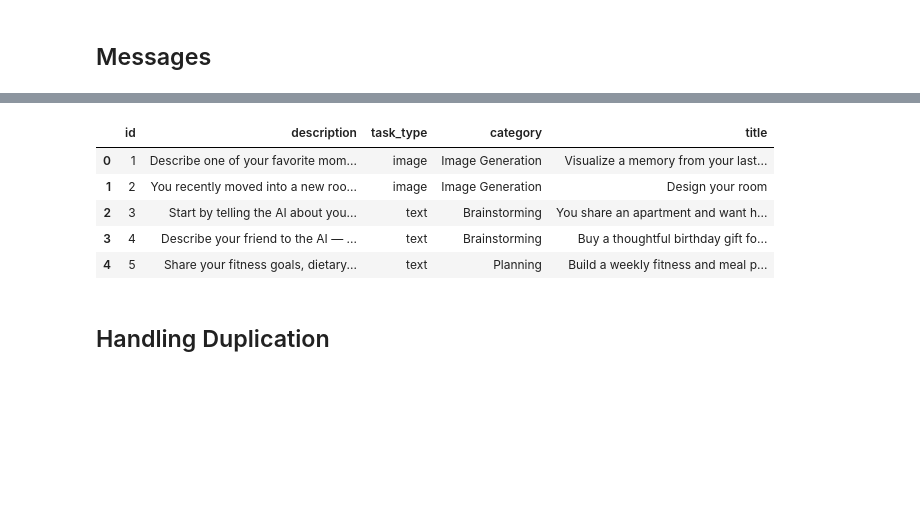
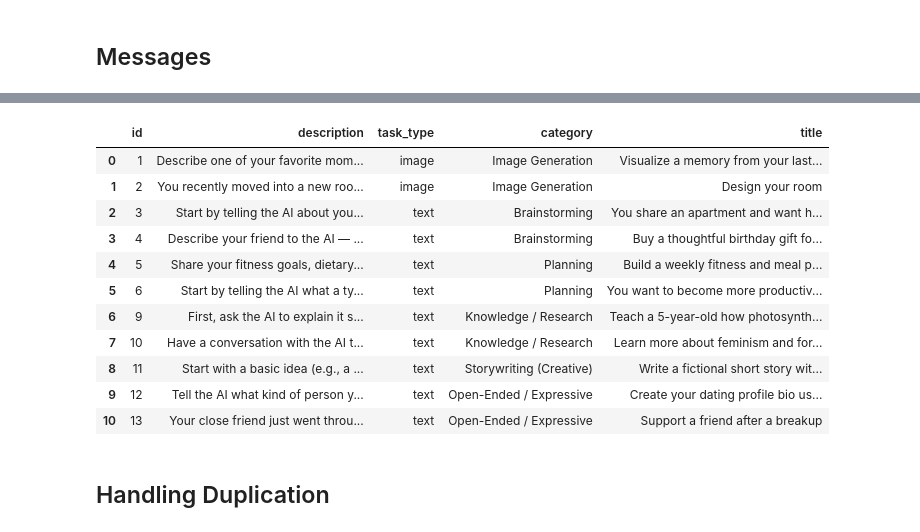
Before and after one commit to AlizaRK/hmi-ai-prompting, a Jupyter notebook: data-analysis/analysis_basics.ipynb, the cells around one changed output, grey strips where cells are left out. Cells and saved outputs as stored; diff of their text form; code cells hidden in the pictures; blank space fills up the shorter version.

```diff
--- a/data-analysis/analysis_basics.ipynb
+++ b/data-analysis/analysis_basics.ipynb
@@ -132,13 +129,19 @@ message.tail()
 # %%
 task = pd.read_csv('tasks.csv')
-task.head()
+task
 # %% [output]
 |  | id | description | task_type | category | title |
 | 0 | 1 | Describe one of your favorite mom... | image | Image Generation | Visualize a memory from your last... |
 | 1 | 2 | You recently moved into a new roo... | image | Image Generation | Design your room |
 | 2 | 3 | Start by telling the AI about you... | text | Brainstorming | You share an apartment and want h... |
 | 3 | 4 | Describe your friend to the AI — ... | text | Brainstorming | Buy a thoughtful birthday gift fo... |
 | 4 | 5 | Share your fitness goals, dietary... | text | Planning | Build a weekly fitness and meal p... |
+| 5 | 6 | Start by telling the AI what a ty... | text | Planning | You want to become more productiv... |
+| 6 | 9 | First, ask the AI to explain it s... | text | Knowledge / Research | Teach a 5-year-old how photosynth... |
+| 7 | 10 | Have a conversation with the AI t... | text | Knowledge / Research | Learn more about feminism and for... |
+| 8 | 11 | Start with a basic idea (e.g., a ... | text | Storywriting (Creative) | Write a fictional short story wit... |
+| 9 | 12 | Tell the AI what kind of person y... | text | Open-Ended / Expressive | Create your dating profile bio us... |
+| 10 | 13 | Your close friend just went throu... | text | Open-Ended / Expressive | Support a friend after a breakup |
 # %% [markdown]
 ## Handling Duplication
 # %% [markdown]
```
Also changed, not shown: parts of 71 cells of this notebook, 9 other files.
